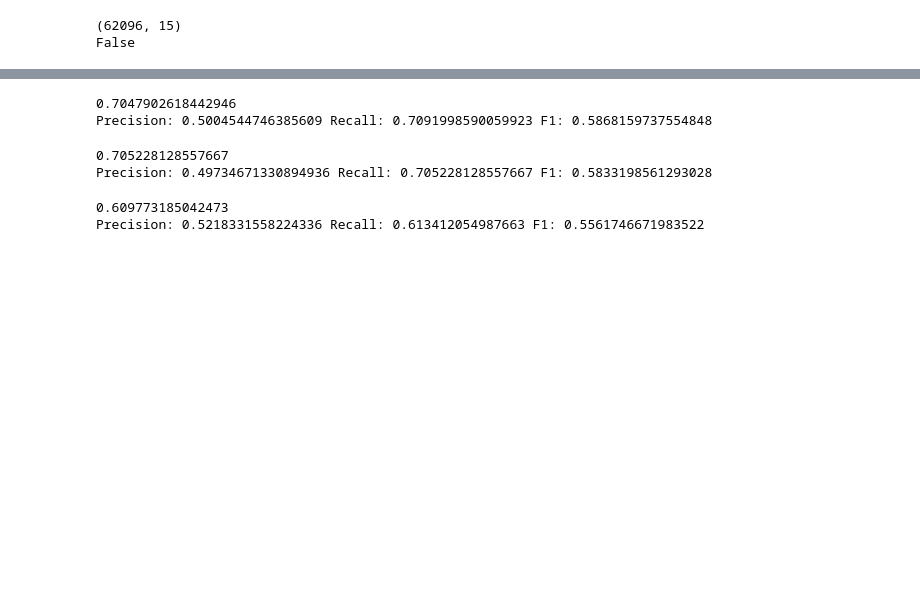
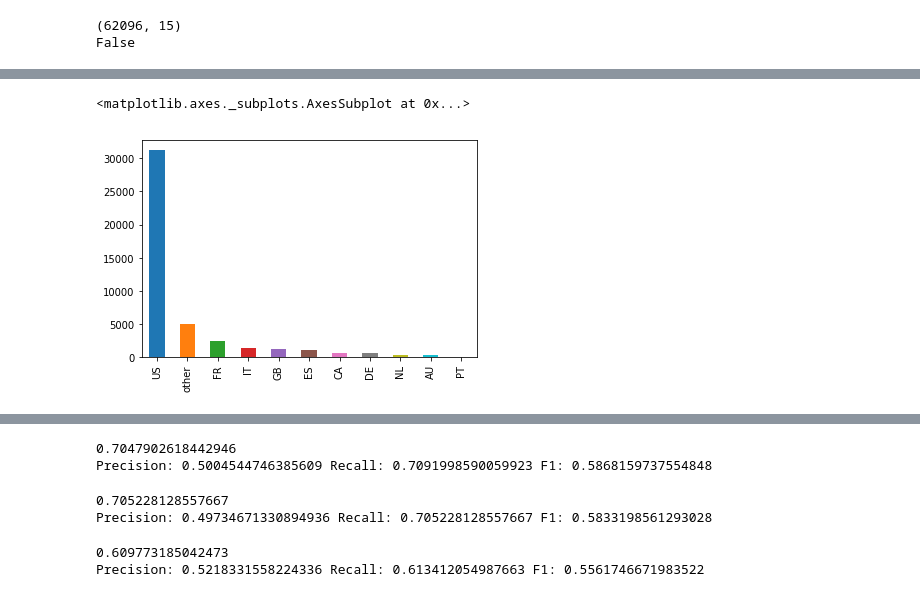
Before and after one commit to conniegithub/7-Travel-Booking-in-Python, a Jupyter notebook: Travel Python.ipynb, the cells around one changed output, grey strips where cells are left out. Cells and saved outputs as stored; diff of their text form; code cells hidden in the pictures; blank space fills up the shorter version.

```diff
--- a/Travel Python.ipynb
+++ b/Travel Python.ipynb
@@ -369,0 +427,6 @@ plt.show()
+# %%
+# Plot Top Destinations
+train_noNA_part['country_destination'].value_counts().plot(kind='bar')
+# %% [output]
+<matplotlib.axes._subplots.AxesSubplot at 0x...>
+[figure, added]
```
Also changed, not shown: parts of 17 cells of this notebook.
